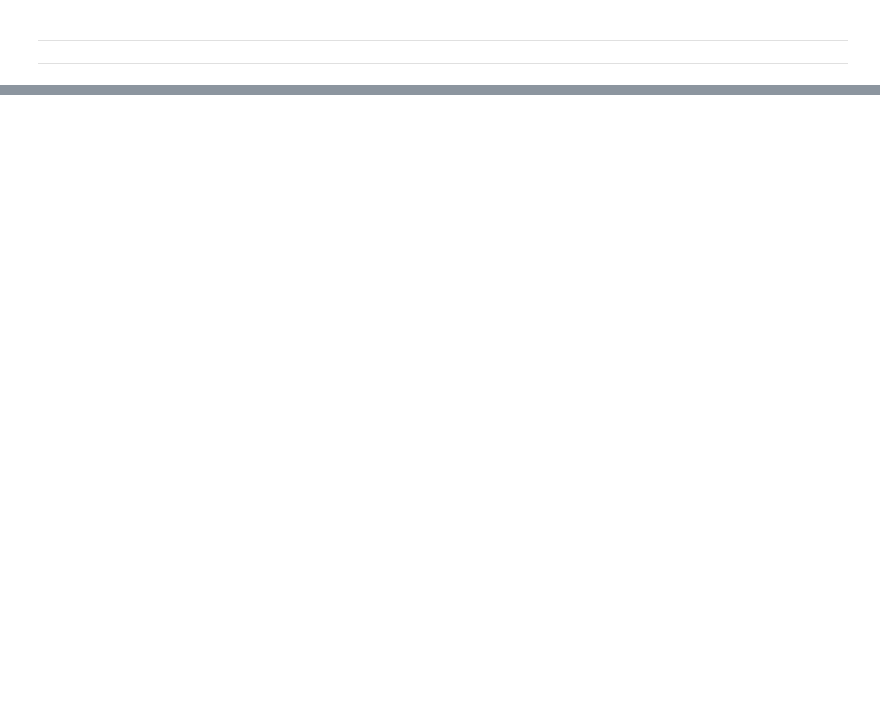
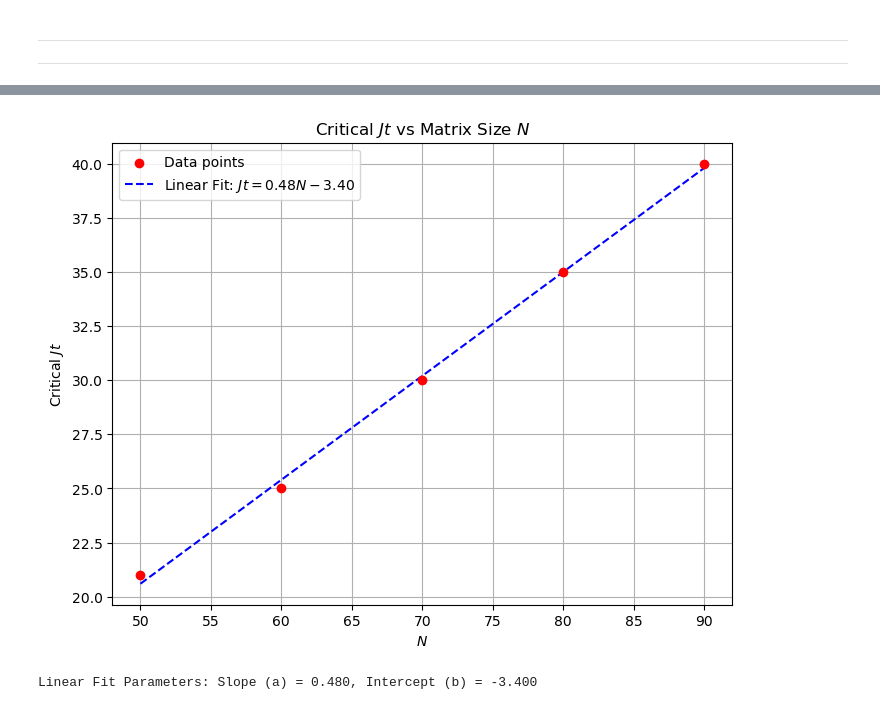
Before and after one commit to FedericoTonetto/Ising_chain_1D, a Jupyter notebook: hopping_model_time_evolution_covariance_matrix.ipynb, the cells around one changed output, grey strips where cells are left out. Cells and saved outputs as stored; diff of their text form; code cells hidden in the pictures; blank space fills up the shorter version.

```diff
--- a/hopping_model_time_evolution_covariance_matrix.ipynb
+++ b/hopping_model_time_evolution_covariance_matrix.ipynb
@@ -63,0 +27,2 @@ def compute_theoretical_gamma_large_N(N, t_init, t_final, t_step, J,disable_tqdm
+# %%
+xx_ising_chain_no_magnetic_field = QuantumIsingChain1D(N=N, J=J, h=h, H=H)
@@ -110,2 +148,0 @@ gamma_theoretical , t_values = compute_theoretical_gamma_large_N(N, t_init, t_fi
-# %%
-gamma_numerical , t_values = compute_numerical_gamma(N,J, t_init, t_final, t_step, neel_state(N))
@@ -163,23 +211,26 @@ plot_comparison_covariance_matrix_ij(gamma_theoretical, gamma_numerical, t_value
 # %%
-#N_values_reshaped = N_values.reshape(-1, 1)  # Reshape for sklearn
-#model = LinearRegression()
-#model.fit(N_values_reshaped, critical_Jt)
-#a = model.coef_[0]  # Slope
-#b = model.intercept_  # Intercept
-#
-## Generate a smooth line for the linear fit
-#N_fit = np.linspace(min(N_values), max(N_values), 500)
-#Jt_fit = a * N_fit + b
-#
-## Plot the data points and the linear fit
-#plt.figure(figsize=(8, 6))
-#plt.scatter(N_values, critical_Jt, color='red', label='Data points', zorder=5)
-#plt.plot(N_fit, Jt_fit, color='blue', linestyle='--', label=f'Linear Fit: $Jt = {a:.2f}N {b:.2f}$')
-#plt.title("Critical $Jt$ vs Matrix Size $N$")
-#plt.xlabel("$N$")
-#plt.ylabel("Critical $Jt$")
-#plt.legend()
-#plt.grid(True)
-#plt.show()
-#
-#print(f"Linear Fit Parameters: Slope (a) = {a:.3f}, Intercept (b) = {b:.3f}")
+N_values_reshaped = N_values.reshape(-1, 1)  # Reshape for sklearn
+model = LinearRegression()
+model.fit(N_values_reshaped, critical_Jt)
+a = model.coef_[0]  # Slope
+b = model.intercept_  # Intercept
+
+# Generate a smooth line for the linear fit
+N_fit = np.linspace(min(N_values), max(N_values), 500)
+Jt_fit = a * N_fit + b
+
+# Plot the data points and the linear fit
+plt.figure(figsize=(8, 6))
+plt.scatter(N_values, critical_Jt, color='red', label='Data points', zorder=5)
+plt.plot(N_fit, Jt_fit, color='blue', linestyle='--', label=f'Linear Fit: $Jt = {a:.2f}N {b:.2f}$')
+plt.title("Critical $Jt$ vs Matrix Size $N$")
+plt.xlabel("$N$")
+plt.ylabel("Critical $Jt$")
+plt.legend()
+plt.grid(True)
+plt.show()
+
+print(f"Linear Fit Parameters: Slope (a) = {a:.3f}, Intercept (b) = {b:.3f}")
+# %% [output]
+[figure, added]
+Linear Fit Parameters: Slope (a) = 0.480, Intercept (b) = -3.400
```
Also changed, not shown: parts of 33 cells of this notebook, 9 other files.
